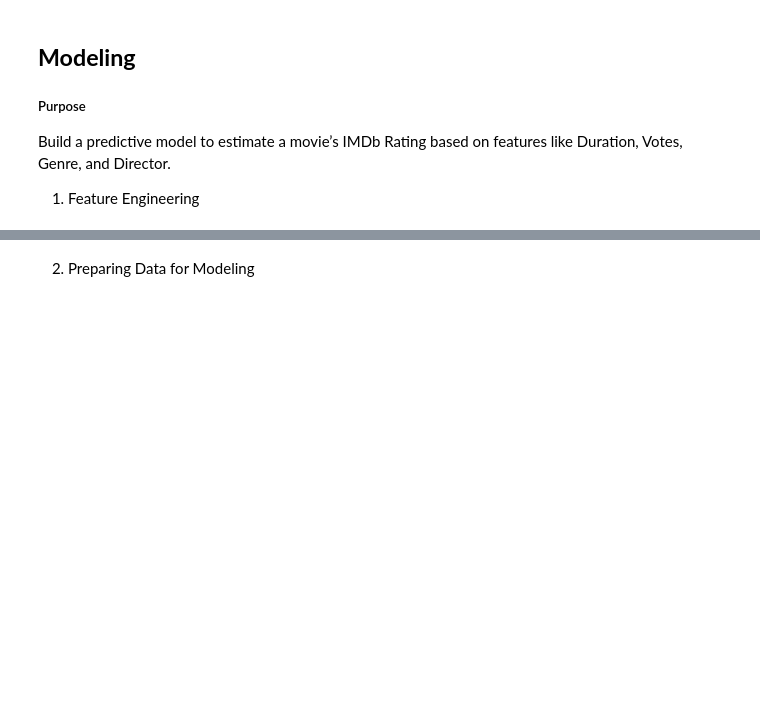
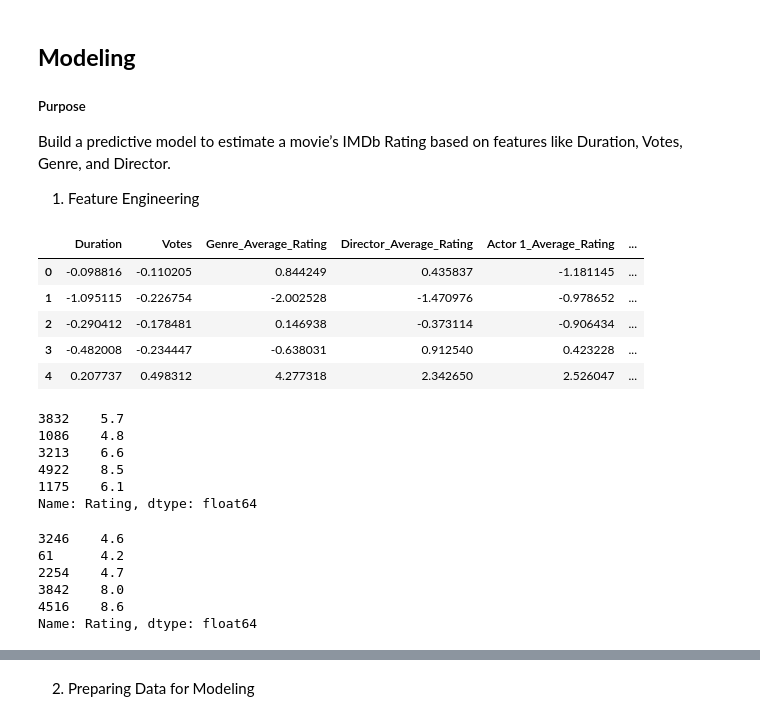
Before and after one commit to NoziphoNdebele/2025_Data_Science_Projects, a Jupyter notebook: MOVIE_RATING_PREDICTION_WITH_PYTHON/MOVIE_RATING_PREDICTION_WITH_PYTHON.ipynb, the cells around one changed output, grey strips where cells are left out. Cells and saved outputs as stored; diff of their text form; code cells hidden in the pictures; blank space fills up the shorter version.

```diff
--- a/MOVIE_RATING_PREDICTION_WITH_PYTHON/MOVIE_RATING_PREDICTION_WITH_PYTHON.ipynb
+++ b/MOVIE_RATING_PREDICTION_WITH_PYTHON/MOVIE_RATING_PREDICTION_WITH_PYTHON.ipynb
@@ -689,3 +689,30 @@ X_test = pd.DataFrame(imputer.transform(X_test_df), columns=X_test_df.columns)
 scaler = StandardScaler()
 X_train_scaled = pd.DataFrame(scaler.fit_transform(X_train), columns=X_train.columns)
 X_test_scaled = pd.DataFrame(scaler.transform(X_test), columns=X_test.columns)
+# %%
+X_train_scaled.head()
+# %% [output]
+|  | Duration | Votes | Genre_Average_Rating | Director_Average_Rating | Actor 1_Average_Rating | ... |
+| 0 | -0.098816 | -0.110205 | 0.844249 | 0.435837 | -1.181145 | ... |
+| 1 | -1.095115 | -0.226754 | -2.002528 | -1.470976 | -0.978652 | ... |
+| 2 | -0.290412 | -0.178481 | 0.146938 | -0.373114 | -0.906434 | ... |
+| 3 | -0.482008 | -0.234447 | -0.638031 | 0.912540 | 0.423228 | ... |
+| 4 | 0.207737 | 0.498312 | 4.277318 | 2.342650 | 2.526047 | ... |
+# %%
+y_test.head()
+# %% [output]
+3832    5.7
+1086    4.8
+3213    6.6
+4922    8.5
+1175    6.1
+Name: Rating, dtype: float64
+# %%
+y_train.head()
+# %% [output]
+3246    4.6
+61      4.2
+2254    4.7
+3842    8.0
+4516    8.6
+Name: Rating, dtype: float64
```
Also changed, not shown: parts of 3 cells of this notebook.
